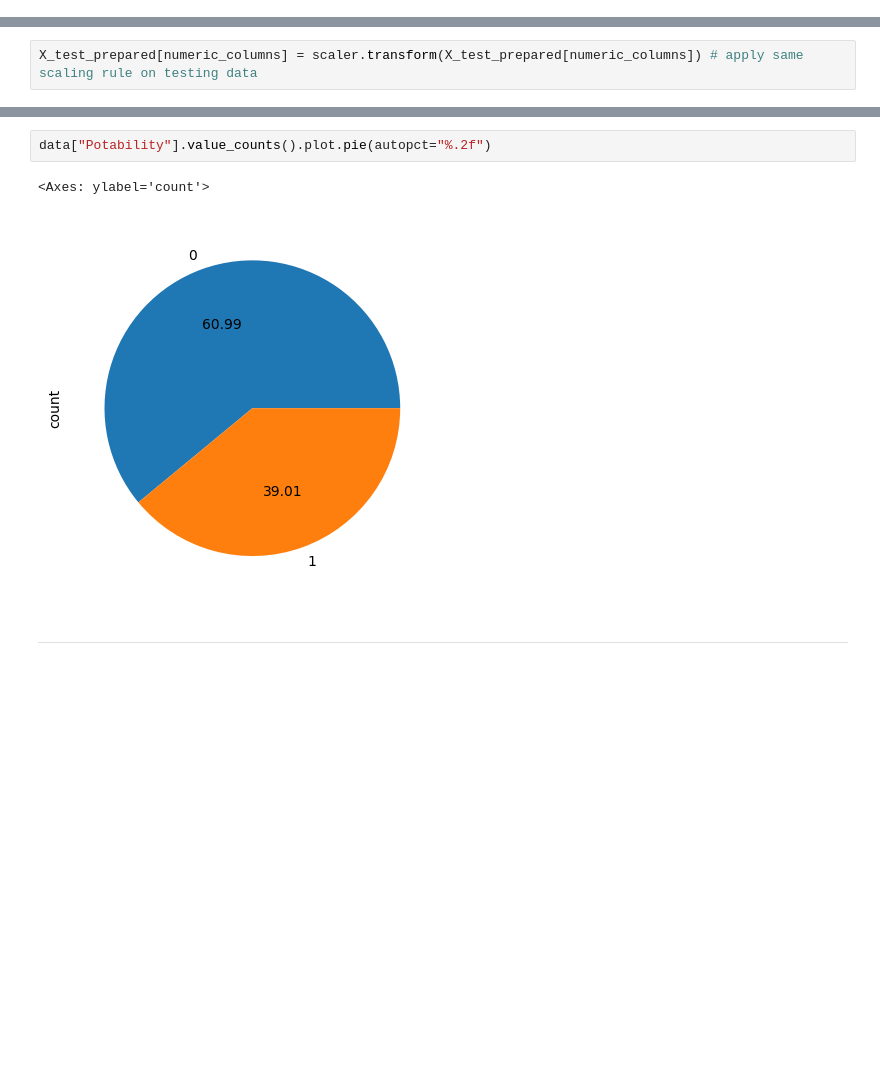
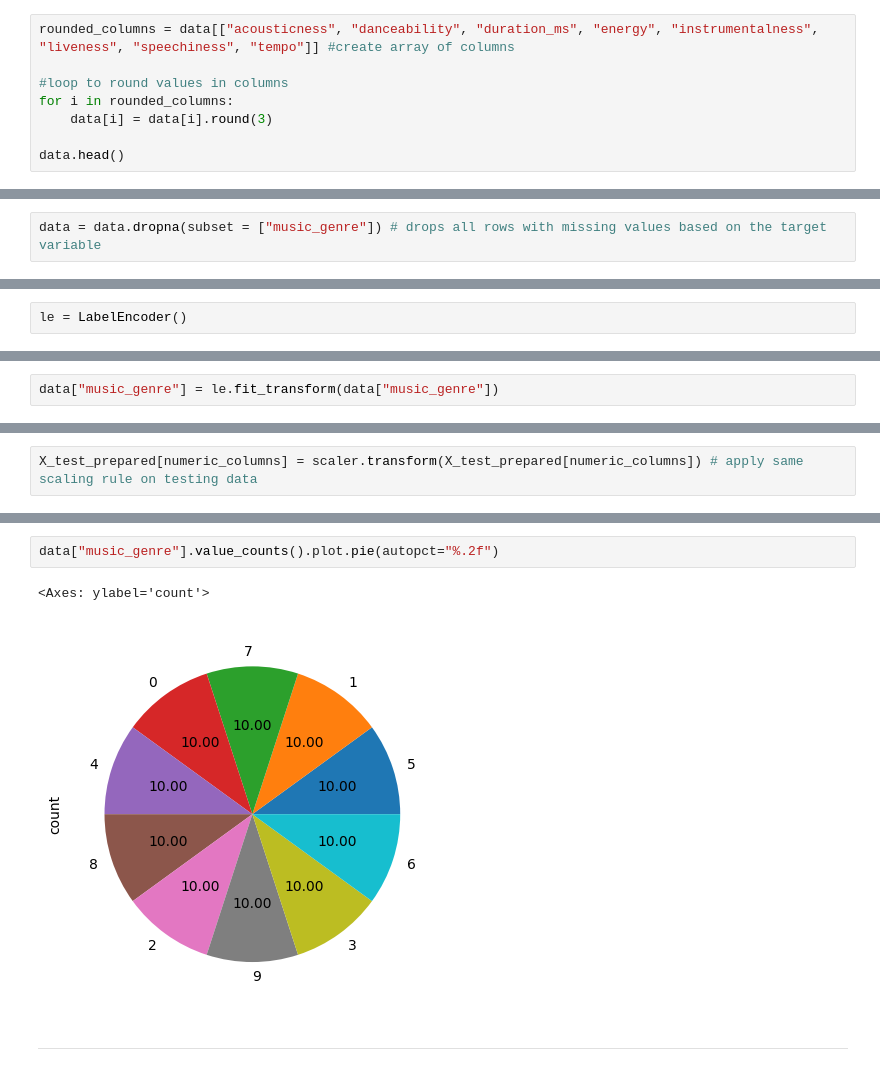
Before and after one commit to jiejorie/experiment-portfolio-machine-learning, a Jupyter notebook: 02-Classification Model/classification-model.ipynb, the cells around one changed output, grey strips where cells are left out. Cells and saved outputs as stored; diff of their text form; blank space fills up the shorter version.

Commit message:
Kaggle Notebook | Classification Model | Music Genre Classification

```diff
--- a/02-Classification Model/classification-model.ipynb
+++ b/02-Classification Model/classification-model.ipynb
@@ -200,0 +294,8 @@ dtype: int64
+# %%
+rounded_columns = data[["acousticness", "danceability", "duration_ms", "energy", "instrumentalness", "liveness", "speechiness", "tempo"]] #create array of columns
+
+#loop to round values in columns
+for i in rounded_columns:
+    data[i] = data[i].round(3)
+
+data.head()
@@ -200,0 +315,2 @@ dtype: int64
+# %%
+data = data.dropna(subset = ["music_genre"]) # drops all rows with missing values based on the target variable
@@ -200,0 +336,2 @@ dtype: int64
+# %%
+le = LabelEncoder()
@@ -200,0 +353,2 @@ dtype: int64
+# %%
+data["music_genre"] = le.fit_transform(data["music_genre"])
@@ -405,9 +639,9 @@ Potability
 Name: proportion, dtype: float64
 # %%
-data["Potability"].value_counts().plot.pie(autopct="%.2f")
+data["music_genre"].value_counts().plot.pie(autopct="%.2f")
 # %% [output]
 <Axes: ylabel='count'>
-[figure, old version]
+[figure, new version]
 # %% [markdown]
 ****
 # %% [markdown]
```
Also changed, not shown: parts of 81 cells of this notebook.
